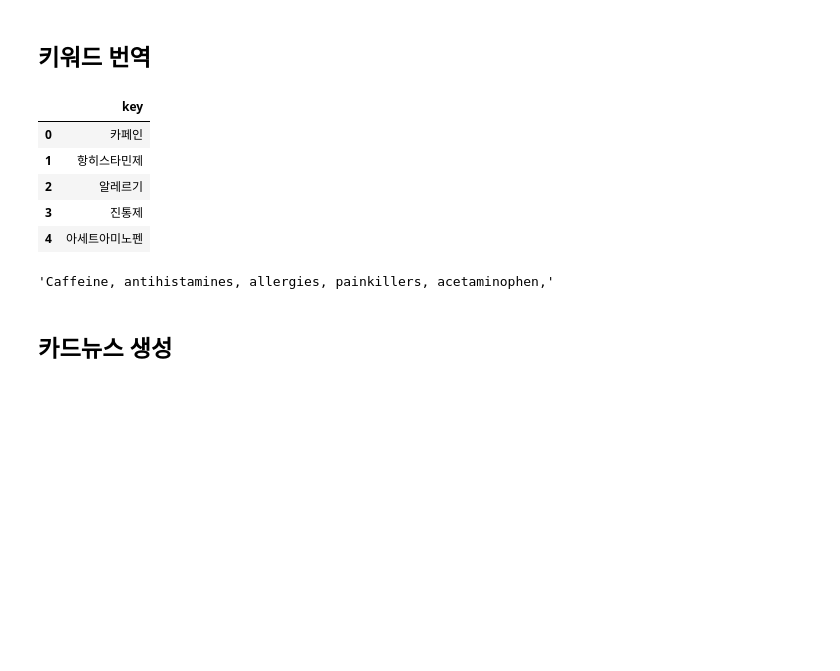
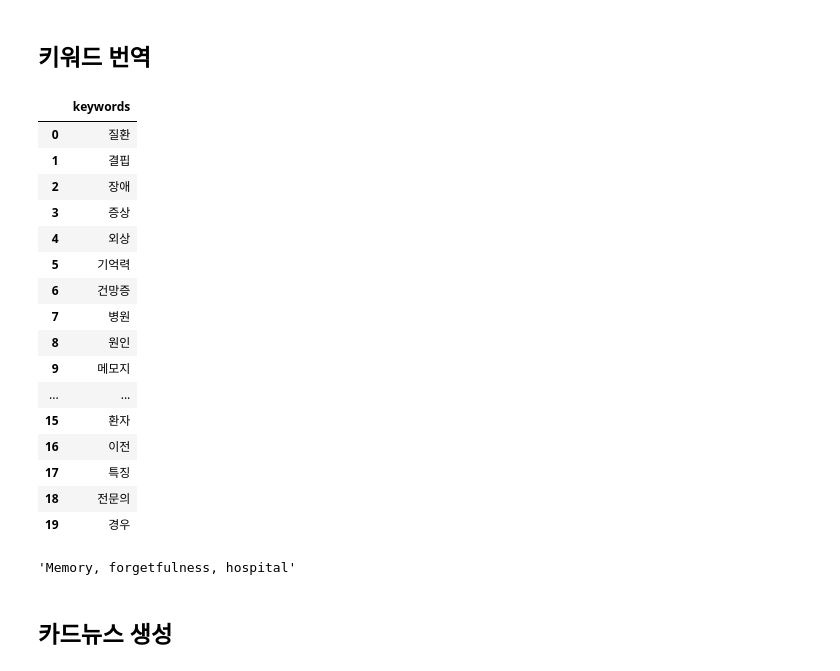
Before and after one commit to dahlia52/Future-Finance-A.I.-Challenge, a Jupyter notebook: evaluation/make_cardNews.ipynb, the cells around one changed output. Cells and saved outputs as stored; diff of their text form; code cells hidden in the pictures; blank space fills up the shorter version.

```diff
--- a/evaluation/make_cardNews.ipynb
+++ b/evaluation/make_cardNews.ipynb
@@ -75,14 +88,25 @@ text
 # %% [markdown]
 ## 키워드 번역
 # %%
-keywords_df[:5]
+keywords_df
 # %% [output]
-|  | key |
-| 0 | 카페인 |
-| 1 | 항히스타민제 |
-| 2 | 알레르기 |
-| 3 | 진통제 |
-| 4 | 아세트아미노펜 |
+|  | keywords |
+| 0 | 질환 |
+| 1 | 결핍 |
+| 2 | 장애 |
+| 3 | 증상 |
+| 4 | 외상 |
+| 5 | 기억력 |
+| 6 | 건망증 |
+| 7 | 병원 |
+| 8 | 원인 |
+| 9 | 메모지 |
+| ... | ... |
+| 15 | 환자 |
+| 16 | 이전 |
+| 17 | 특징 |
+| 18 | 전문의 |
+| 19 | 경우 |
 # %%
 # 한영번역
 import requests
@@ -113,11 +137,12 @@ def translate(text):
 keywords = ""
 for i in range(5):
   keywords += keywords_df.iloc[i,0] + ", "
-
-keywords = translate(keywords)
-keywords
-# %% [output]
-'Caffeine, antihistamines, allergies, painkillers, acetaminophen,'
+# %%
+keywords = "기억력, 건망증, 병원"
+keywords = translate(keywords)
+keywords
+# %% [output]
+'Memory, forgetfulness, hospital'
 # %% [markdown]
 ## 카드뉴스 생성
 # %%
```
Also changed, not shown: parts of 5 cells of this notebook.
